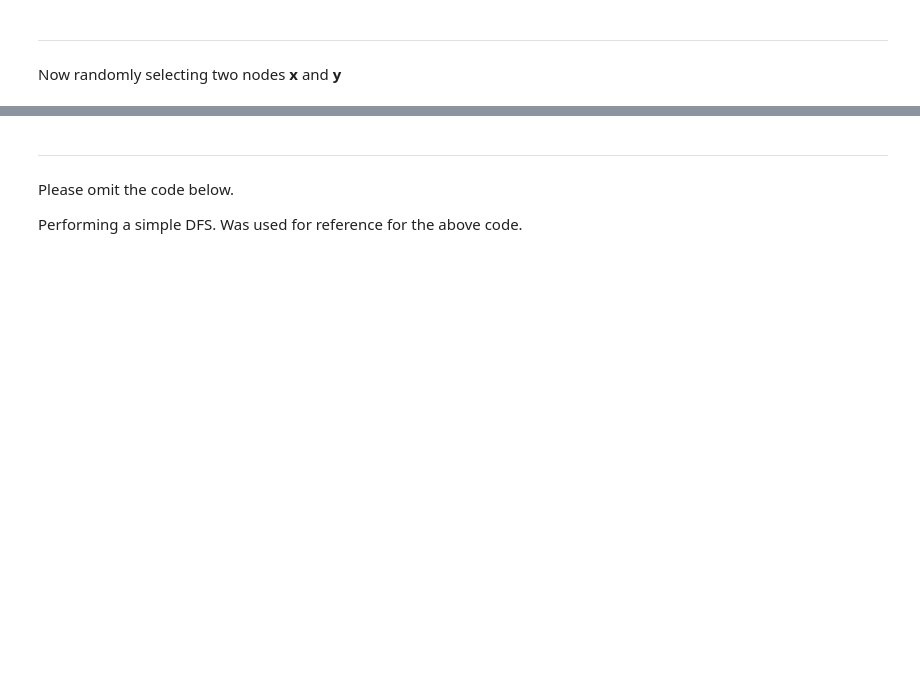
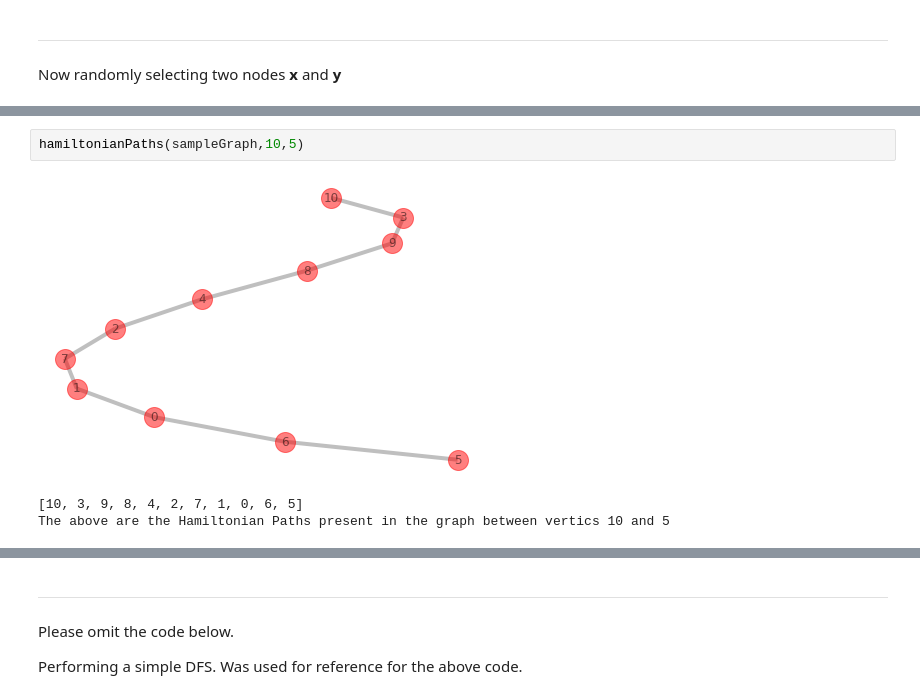
Before and after one commit to yohenthounaojam/hamiltonian, a Jupyter notebook: Hamiltonian.ipynb, the cells around one changed output, grey strips where cells are left out. Saved outputs shown, nothing was run; the diff lists cells and outputs as text; blank space fills up the shorter version.

```diff
--- a/Hamiltonian.ipynb
+++ b/Hamiltonian.ipynb
@@ -109,3 +160,9 @@ Sample Run for 5 nodes.
+# %%
+hamiltonianPaths(sampleGraph,10,5)
+# %% [output]
+[figure, added]
+[10, 3, 9, 8, 4, 2, 7, 1, 0, 6, 5]
+The above are the Hamiltonian Paths present in the graph between vertics 10 and 5
 # %%
 graph = nx.Graph()
 vertices=5
```
Also changed, not shown: parts of 10 cells of this notebook.
